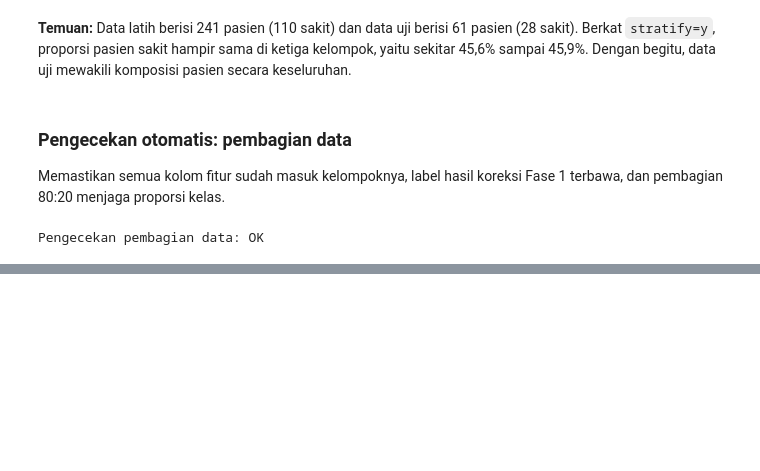
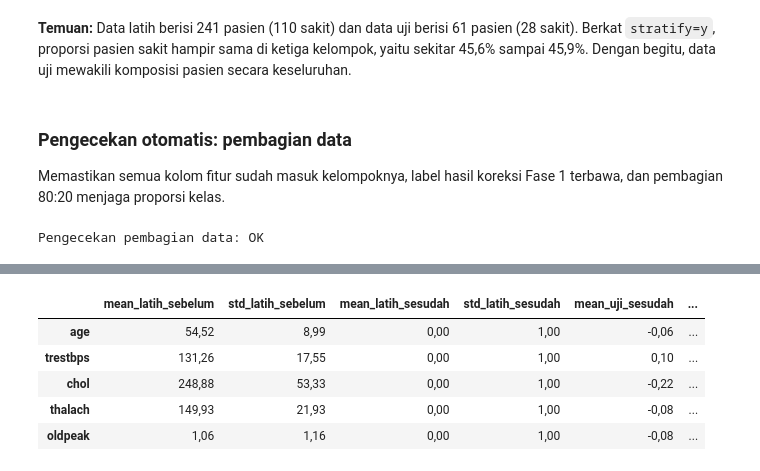
Before and after one commit to agm4r/uci-heart-disease-classification, a Jupyter notebook: 03-notebook/Kelompok6_Heart_Disease_Prediction.ipynb, the cells around one changed output, grey strips where cells are left out. Saved outputs shown, nothing was run; the diff lists cells and outputs as text; code cells hidden in the pictures; blank space fills up the shorter version.

```diff
--- a/03-notebook/Kelompok6_Heart_Disease_Prediction.ipynb
+++ b/03-notebook/Kelompok6_Heart_Disease_Prediction.ipynb
@@ -643,0 +731,18 @@ Pengecekan pembagian data: OK
+# %%
+perbandingan = pd.DataFrame({
+    "mean_latih_sebelum": X_train[KOLOM_NUMERIK].mean(),
+    "std_latih_sebelum": X_train[KOLOM_NUMERIK].std(ddof=0),
+    "mean_latih_sesudah": X_train_demo[KOLOM_NUMERIK].mean(),
+    "std_latih_sesudah": X_train_demo[KOLOM_NUMERIK].std(ddof=0),
+    "mean_uji_sesudah": X_test_demo[KOLOM_NUMERIK].mean(),
+    "std_uji_sesudah": X_test_demo[KOLOM_NUMERIK].std(ddof=0),
+})
+# + 0.0 menghilangkan tanda minus pada angka nol (-0,00 menjadi 0,00)
+(perbandingan.round(2) + 0.0).map(lambda v: angka_id(v, 2))
+# %% [output]
+|  | mean_latih_sebelum | std_latih_sebelum | mean_latih_sesudah | std_latih_sesudah | mean_uji_sesudah | ... |
+| age | 54,52 | 8,99 | 0,00 | 1,00 | -0,06 | ... |
+| trestbps | 131,26 | 17,55 | 0,00 | 1,00 | 0,10 | ... |
+| chol | 248,88 | 53,33 | 0,00 | 1,00 | -0,22 | ... |
+| thalach | 149,93 | 21,93 | 0,00 | 1,00 | -0,08 | ... |
+| oldpeak | 1,06 | 1,16 | 0,00 | 1,00 | -0,08 | ... |
```
Also changed, not shown: parts of 11 cells of this notebook, 1 other file.
